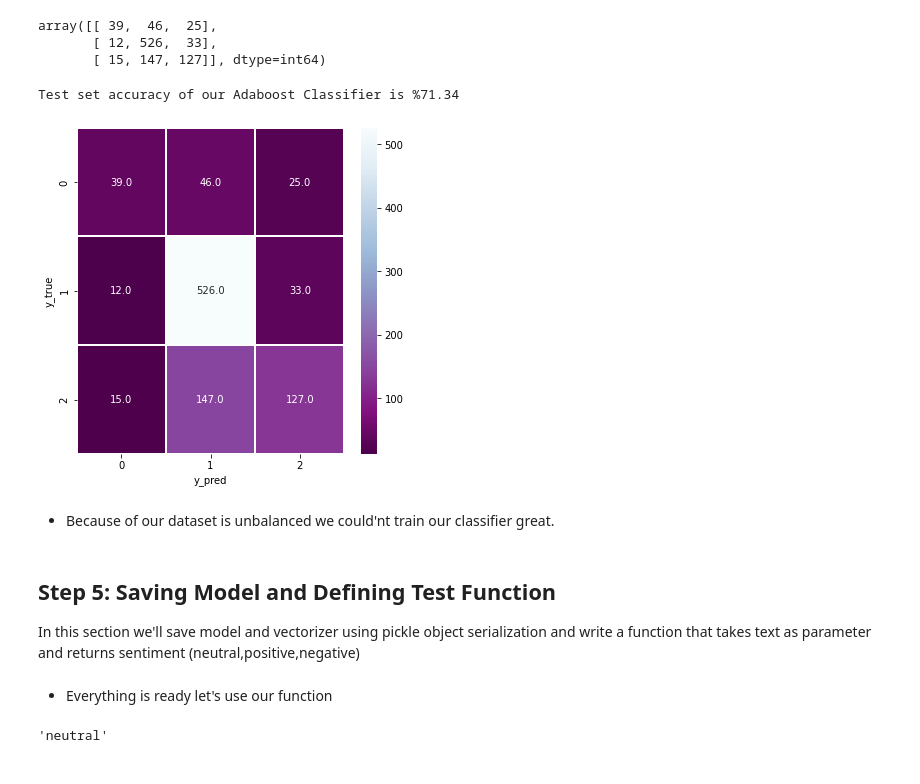
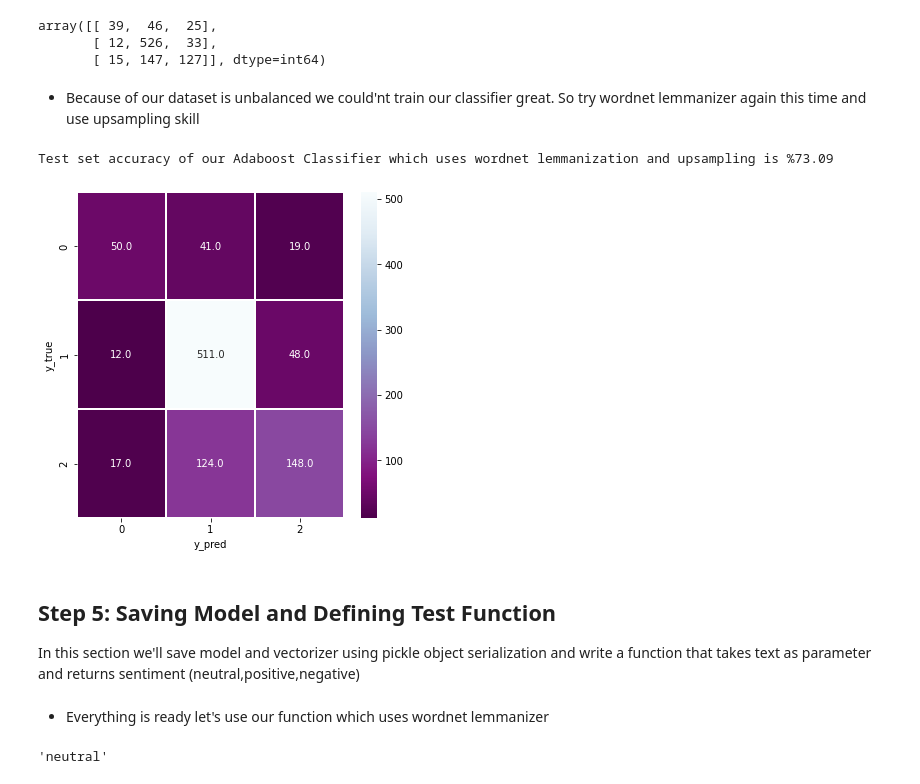
Before and after one commit to wanlugu/Ensemble-Learning, a Jupyter notebook: tfidf-adaboost-text-classification.ipynb, the cells around one changed output. Cells and saved outputs as stored; diff of their text form; code cells hidden in the pictures.

Commit message:
compare wordnet with spacy, and use upsampling to improve model

```diff
--- a/tfidf-adaboost-text-classification.ipynb
+++ b/tfidf-adaboost-text-classification.ipynb
@@ -305,13 +409,14 @@ data
 # %%
 start_time = time.time()
 cleanedText = []
+lemmanizer = 'wordnet'
 for text in data["Text"]:
-    cleanedText.append(cleanText(text))
+    cleanedText.append(cleanText(text, lemmanizer))
 end_time = time.time()
 process_time = round(end_time-start_time,2)
 
 print("="*30)
-print("Texts are cleaned, this process took {} seconds \n \n".format(process_time))
+print("Texts are cleaned by wordnet lemmanizer, this process took {} seconds \n \n".format(process_time))
 
 print(cleanedText[0])
 # %% [output]
@@ -320,3 +425,16 @@ Texts are cleaned, this process took 4.32 seconds
 
 
 according gran company ha plan move production russia although company growing
+# %%
+start_time = time.time()
+cleanedText = []
+lemmanizer = 'wordnet'
+for text in data["Text"]:
+    cleanedText.append(cleanText(text, lemmanizer))
+end_time = time.time()
+process_time = round(end_time-start_time,2)
+
+print("="*30)
+print("Texts are cleaned by " + lemmanizer + " lemmanizer, this process took {} seconds \n \n".format(process_time))
+
+print(cleanedText[0])
@@ -392,0 +543,7 @@ print(y_test.shape)
+# %%
+from imblearn.over_sampling import SMOTE
+
+smote = SMOTE(sampling_strategy='not majority', random_state=42)
+X_sm, y_sm = smote.fit_resample(x_train, y_train)
+
+#plot_2d_space(X_sm, y_sm, 'SMOTE over-sampling')
@@ -393,3 +557,6 @@ print(y_test.shape)
+# %%
+x_train=X_sm
+y_train = y_sm
 # %% [markdown]
 # Step 4: Building and Training Adaboost Classifier
 In this section we'll train our Adaboost classifier using vectorized texts.
@@ -408,22 +611,25 @@ confusion_matrix(y_pred=y_pred, y_true=y_test)
 array([[ 39,  46,  25],
        [ 12, 526,  33],
        [ 15, 147, 127]], dtype=int64)
+# %% [markdown]
+* Because of our dataset is unbalanced we could'nt train our classifier great. So try wordnet lemmanizer again this time and use upsampling skill
 # %%
 y_pred = classifier.predict(x_test)
 
-print("Test set accuracy of our Adaboost Classifier is %{}".format(round(accuracy_score(y_pred,y_test)*100,2)))
+print("Test set accuracy of our Adaboost Classifier which uses wordnet lemmanization and upsampling is %{}".format(
+    round(accuracy_score(y_pred,y_test)*100,2)
+)
+     )
 
 plt.subplots(figsize=(6,6))
 sns.heatmap(confusion_matrix(y_pred=y_pred, y_true=y_test), annot=True, fmt=".1f", linewidths=1.5, cmap="BuPu_r")
 plt.ylabel('y_true')
 plt.xlabel('y_pred')
 
 plt.show()
 # %% [output]
-Test set accuracy of our Adaboost Classifier is %71.34
+Test set accuracy of our Adaboost Classifier which uses wordnet lemmanization and upsampling is %73.09
-[figure, old version]
+[figure, new version]
-# %% [markdown]
-* Because of our dataset is unbalanced we could'nt train our classifier great.
 # %% [markdown]
 ## Step 5: Saving Model and Defining Test Function
 In this section we'll save model and vectorizer using pickle object serialization and write a function that takes text as parameter and returns sentiment (neutral,positive,negative)
@@ -455,5 +661,5 @@ def analyseText(text):
 
     return decision
 # %% [markdown]
-* Everything is ready let's use our function
+* Everything is ready let's use our function which uses wordnet lemmanizer
 # %%
```
Also changed, not shown: parts of 47 cells of this notebook, 1 other file.
